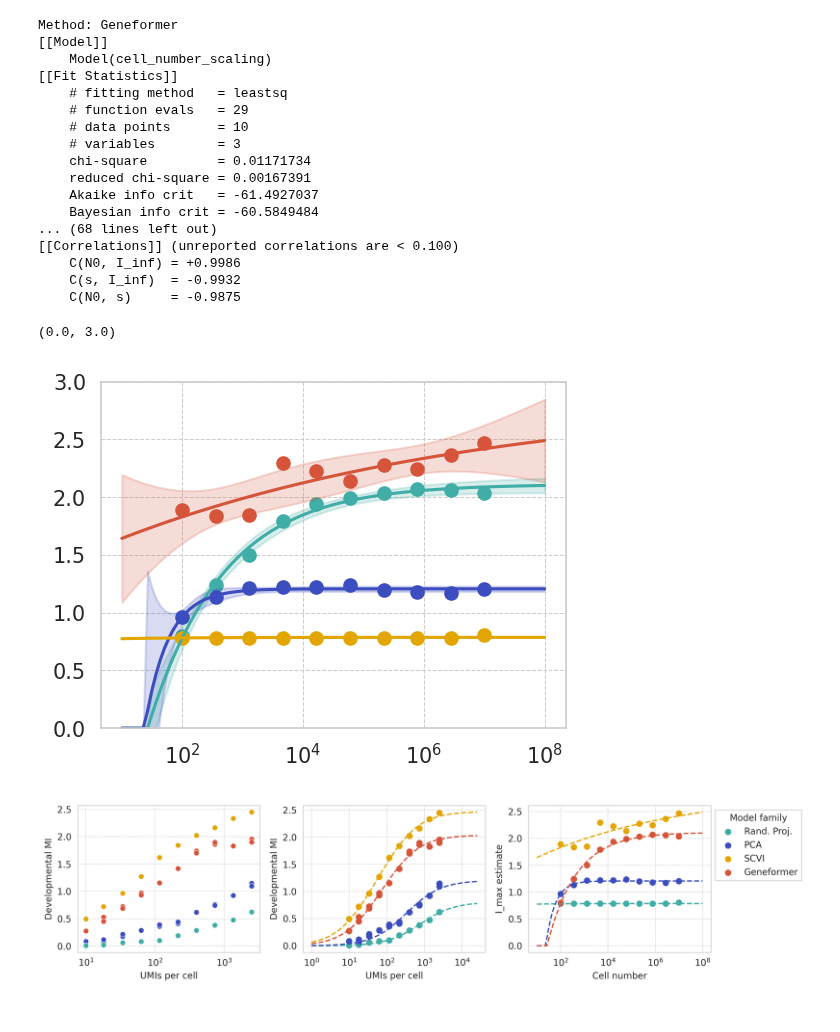
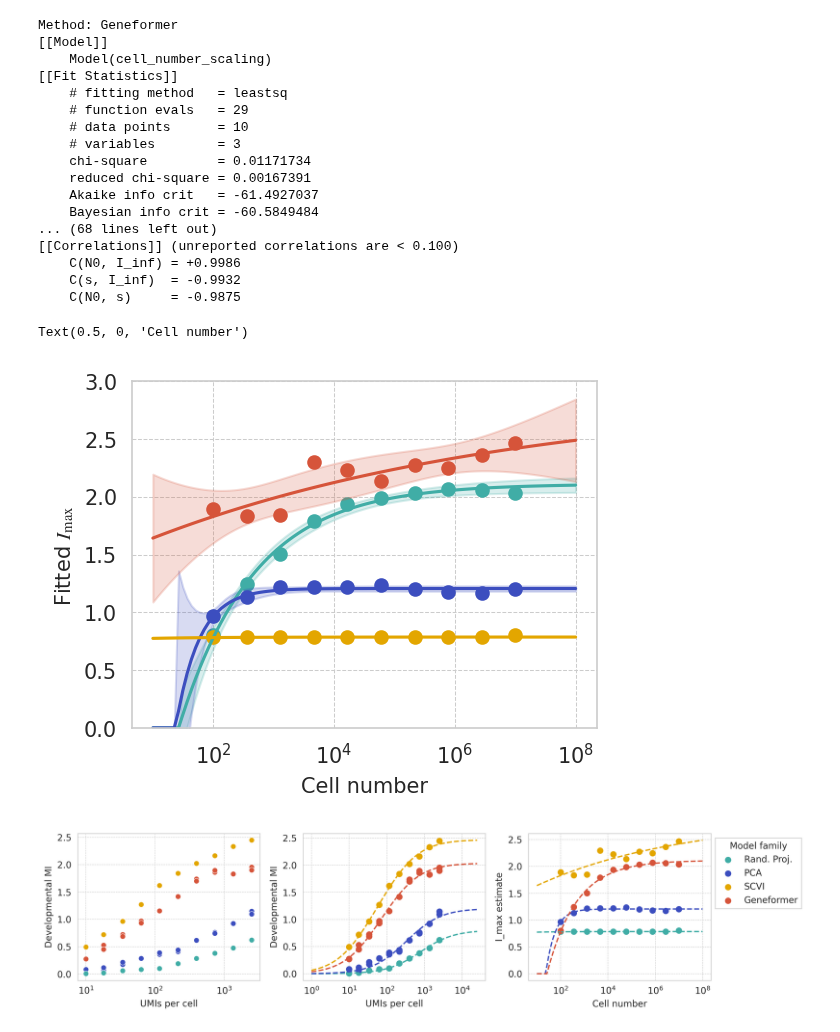
Before and after one commit to igor-sadalski/Scaling-up-measurement-noise-scaling-laws, a Jupyter notebook: analysis/shendure_only.ipynb, the cells around one changed output. Cells and saved outputs as stored; diff of their text form; code cells hidden in the pictures.

```diff
--- a/analysis/shendure_only.ipynb
+++ b/analysis/shendure_only.ipynb
@@ -142,7 +142,6 @@ for i, method in enumerate(noise_df['method'].unique()):
     params['N0'].min = 0
     params['N0'].max = x_data.max()
     params['I_inf'].min = 0
-    # params['I_0'].min = 0
     params['s'].min = 0
     result = model.fit(y_data, params, x=x_data)
     print(f"Method: {method}")
@@ -155,35 +154,37 @@ for i, method in enumerate(noise_df['method'].unique()):
     axs.scatter(x_data, y_data, label=f"{method} data", color=pretty_palette[i])
 
     # confidence bands
     y_upper = result.eval_uncertainty(params=result.params,
                                     x=x_fit, sigma=2)
     y_lower = -y_upper
     if y_upper.max() < 2:
         axs.fill_between(x_fit, y_fit + y_upper, y_fit + y_lower,
                         color=pretty_palette[i], alpha=0.2)
 
 plt.xscale('log')
 plt.ylim(0, 3)
+plt.ylabel("Fitted $I_{\\max}$")
+plt.xlabel("Cell number")
 # %% [output]
 Method: Geneformer
 [[Model]]
     Model(cell_number_scaling)
 [[Fit Statistics]]
     # fitting method   = leastsq
     # function evals   = 29
     # data points      = 10
     # variables        = 3
     chi-square         = 0.01171734
     reduced chi-square = 0.00167391
     Akaike info crit   = -61.4927037
     Bayesian info crit = -60.5849484
 ... (68 lines left out)
 [[Correlations]] (unreported correlations are < 0.100)
     C(N0, I_inf) = +0.9986
     C(s, I_inf)  = -0.9932
     C(N0, s)     = -0.9875
-(0.0, 3.0)
+Text(0.5, 0, 'Cell number')
-[figure, old version]
+[figure, new version]
 # %%
 # three subplots: left raw data, middle noise scaling, right cell scaling, share y axis
 
```
Also changed, not shown: parts of 2 cells of this notebook, 2 other files.
